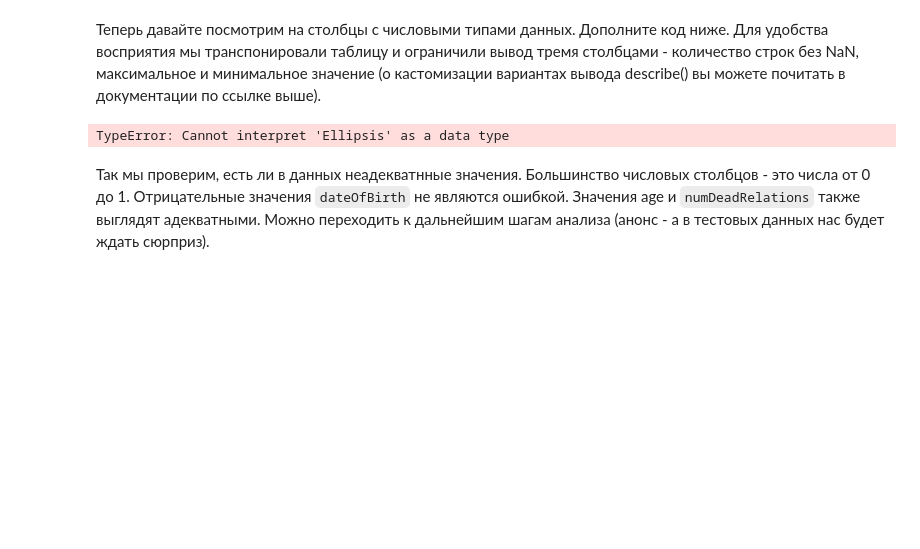
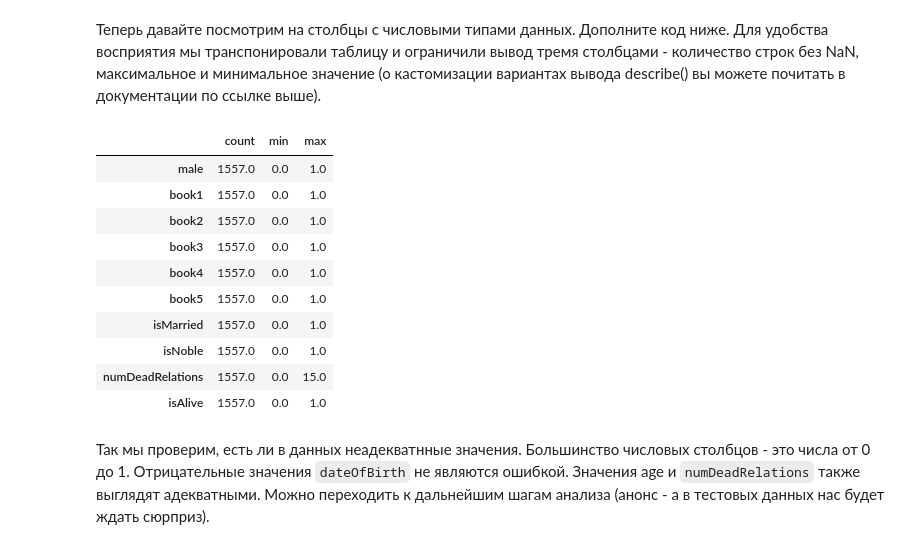
Before and after one commit to kelpi-e/DLS, a Jupyter notebook: week_01_ml_intro/Homework/hw_1_game_of_thrones.ipynb, the cells around one changed output. Saved outputs shown, nothing was run; the diff lists cells and outputs as text; code cells hidden in the pictures; blank space fills up the shorter version.

```diff
--- a/week_01_ml_intro/Homework/hw_1_game_of_thrones.ipynb
+++ b/week_01_ml_intro/Homework/hw_1_game_of_thrones.ipynb
@@ -132,9 +132,19 @@ data.describe(include = 'object').T
 # %% [markdown]
 Теперь давайте посмотрим на столбцы с числовыми типами данных. Дополните код ниже. Для удобства восприятия мы транспонировали таблицу и ограничили вывод тремя столбцами - количество строк без NaN, максимальное и минимальное значение (о кастомизации вариантах вывода describe() вы можете почитать в документации по ссылке выше).
 # %%
-data.describe(include = [...]).T[['count', 'min', 'max']]
+data.describe(include = [int]).T[['count', 'min', 'max']]
 # %% [output]
-TypeError: Cannot interpret 'Ellipsis' as a data type
+|  | count | min | max |
+| male | 1557.0 | 0.0 | 1.0 |
+| book1 | 1557.0 | 0.0 | 1.0 |
+| book2 | 1557.0 | 0.0 | 1.0 |
+| book3 | 1557.0 | 0.0 | 1.0 |
+| book4 | 1557.0 | 0.0 | 1.0 |
+| book5 | 1557.0 | 0.0 | 1.0 |
+| isMarried | 1557.0 | 0.0 | 1.0 |
+| isNoble | 1557.0 | 0.0 | 1.0 |
+| numDeadRelations | 1557.0 | 0.0 | 15.0 |
+| isAlive | 1557.0 | 0.0 | 1.0 |
 # %% [markdown]
 Так мы проверим, есть ли в данных неадекватнные значения.   Большинство числовых столбцов - это числа от 0 до 1. Отрицательные значения `dateOfBirth` не являются ошибкой. Значения age и `numDeadRelations` также выглядят адекватными. Можно переходить к дальнейшим шагам анализа (анонс - а в тестовых данных нас будет ждать сюрприз).
 # %% [markdown]
```
Also changed, not shown: parts of 6 cells of this notebook.
